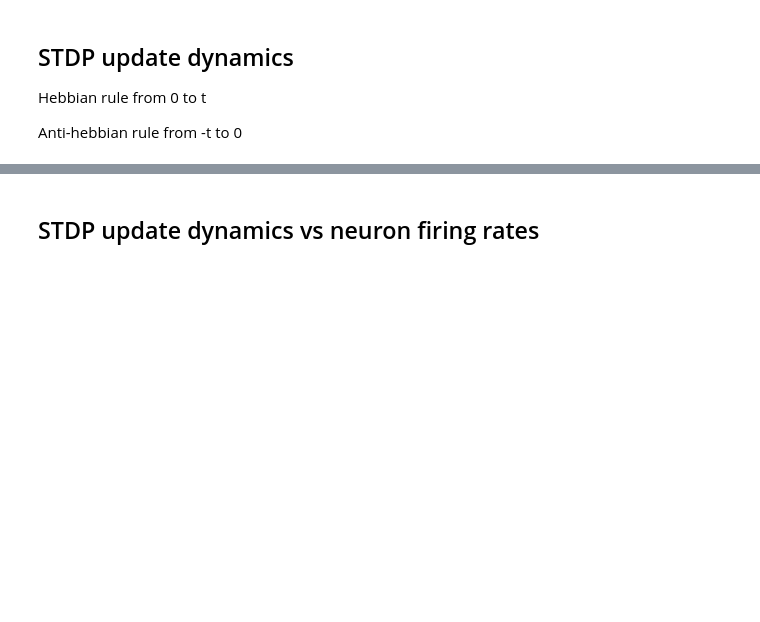
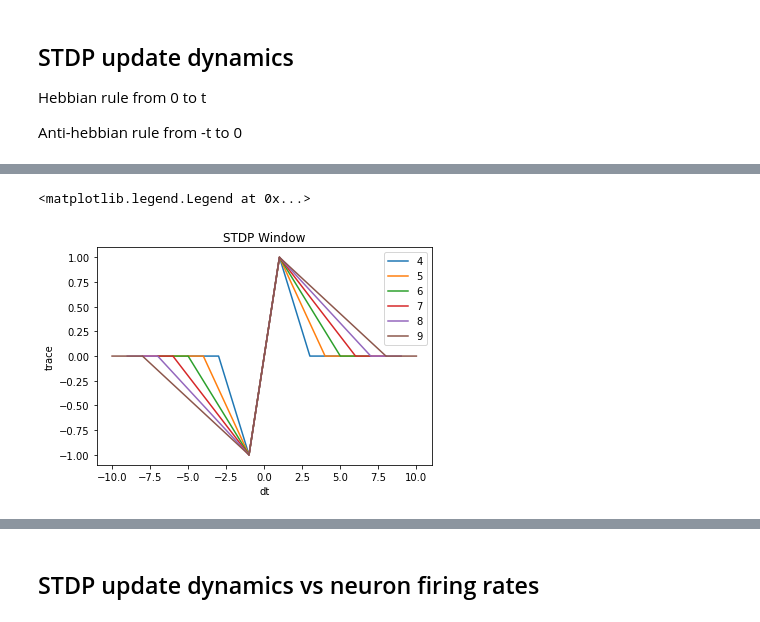
Before and after one commit to SpikeyCNS/spikey, a Jupyter notebook: examples/sanity/stdp_viz.ipynb, the cells around one changed output, grey strips where cells are left out. Drawn from its saved outputs; the diff is of its cells as text; code cells hidden in the pictures; blank space fills up the shorter version.

```diff
--- a/examples/sanity/stdp_viz.ipynb
+++ b/examples/sanity/stdp_viz.ipynb
@@ -26 +76,49 @@ def onehot(value, buckets):
+# %%
+## Window
+INHIBITORIES = np.array([1, 1])
+
+for j in range(4, 10):
+    config = {
+        'n_neurons': 2,
+        'n_inputs': 0,
+        'stdp_window': j,
+        'learning_rate': 1,
+        'max_weight': 1,
+        'trace_decay': 0,
+    }
+    w = FakeWeight(**config)
+    synapses = SYNAPSE(w, **config)
+
+    X, X_minus, Y, Y_minus = [], [], [], []
+
+    LENGTH = config['stdp_window'] + 1
+
+    for i in range(LENGTH + 1):
+        w.matrix[:, :] = 0
+        synapses.reset()
+        synapses.reward(1)
+
+        a = np.zeros(LENGTH)
+        a[-1] = 1
+
+        b = onehot(LENGTH - i - 1, LENGTH)
+
+        full_spike_log = np.array([a, b]).T
+
+        synapses._apply_stdp(full_spike_log, INHIBITORIES)
+
+        X_minus.append(-i)
+        Y_minus.append(w.matrix[0, 1])
+        X.append(i)
+        Y.append(w.matrix[1, 0])
+
+    plt.plot(X_minus[::-1] + X, Y_minus[::-1] + Y, label=j)
+
+plt.title('STDP Window')
+plt.xlabel('dt')
+plt.ylabel('trace')
+plt.legend()
+# %% [output]
+<matplotlib.legend.Legend at 0x...>
+[figure, added]
 # %%
```
Also changed, not shown: parts of 6 cells of this notebook.
